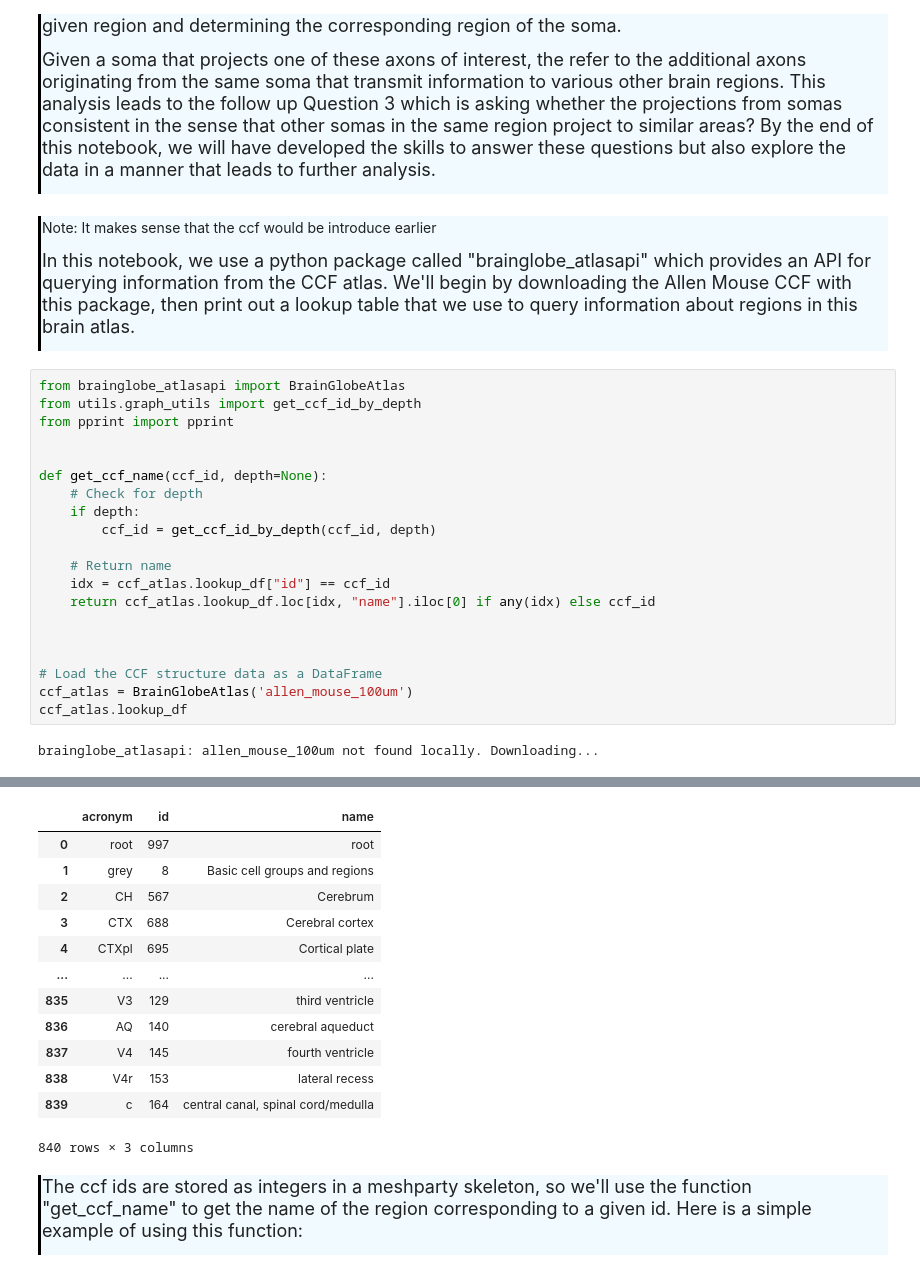
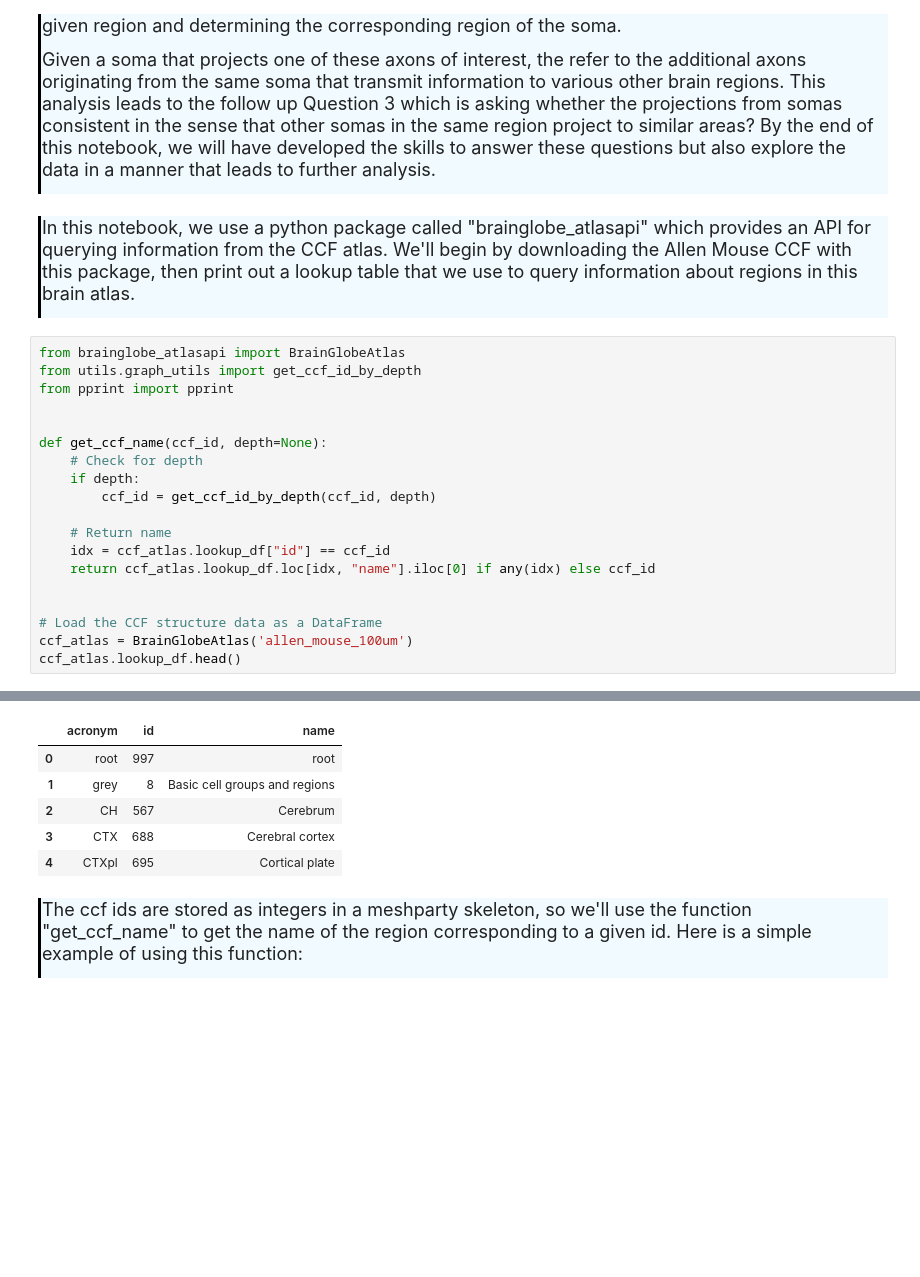
Before and after one commit to JEElsner/SWDB_2024_Anatomy, a Jupyter notebook: code/Notebook 2 - LM Connectivity.ipynb, the cells around one changed output, grey strips where cells are left out. Cells and saved outputs as stored; diff of their text form; blank space fills up the shorter version.

```diff
--- a/code/Notebook 2 - LM Connectivity.ipynb
+++ b/code/Notebook 2 - LM Connectivity.ipynb
@@ -40,8 +36,6 @@
 # %% [markdown]
 <div style="border-left: 3px solid #000; padding: 1px; padding-left: 10px; background: #F0FAFF; ">
 
-Note: It makes sense that the ccf would be introduce earlier
-
 <font size="4"> In this notebook, we use a python package called "brainglobe_atlasapi" which provides an API for querying information from the CCF atlas. We'll begin by downloading the Allen Mouse CCF with this package, then print out a lookup table that we use to query information about regions in this brain atlas.  </font>
 # %%
 from brainglobe_atlasapi import BrainGlobeAtlas
@@ -59,9 +53,7 @@ def get_ccf_name(ccf_id, depth=None):
     return ccf_atlas.lookup_df.loc[idx, "name"].iloc[0] if any(idx) else ccf_id
 
 
-
 # Load the CCF structure data as a DataFrame
 ccf_atlas = BrainGlobeAtlas('allen_mouse_100um')
-ccf_atlas.lookup_df
+ccf_atlas.lookup_df.head()
 # %% [output]
-brainglobe_atlasapi: allen_mouse_100um not found locally. Downloading...
@@ -71,16 +60,9 @@ brainglobe_atlasapi: allen_mouse_100um not found locally. Downloading...
 |  | acronym | id | name |
 | 0 | root | 997 | root |
 | 1 | grey | 8 | Basic cell groups and regions |
 | 2 | CH | 567 | Cerebrum |
 | 3 | CTX | 688 | Cerebral cortex |
 | 4 | CTXpl | 695 | Cortical plate |
-| ... | ... | ... | ... |
-| 835 | V3 | 129 | third ventricle |
-| 836 | AQ | 140 | cerebral aqueduct |
-| 837 | V4 | 145 | fourth ventricle |
-| 838 | V4r | 153 | lateral recess |
-| 839 | c | 164 | central canal, spinal cord/medulla |
-840 rows × 3 columns
 # %% [markdown]
 <div style="border-left: 3px solid #000; padding: 1px; padding-left: 10px; background: #F0FAFF; ">
 
```
Also changed, not shown: parts of 21 cells of this notebook, 1 other file.
